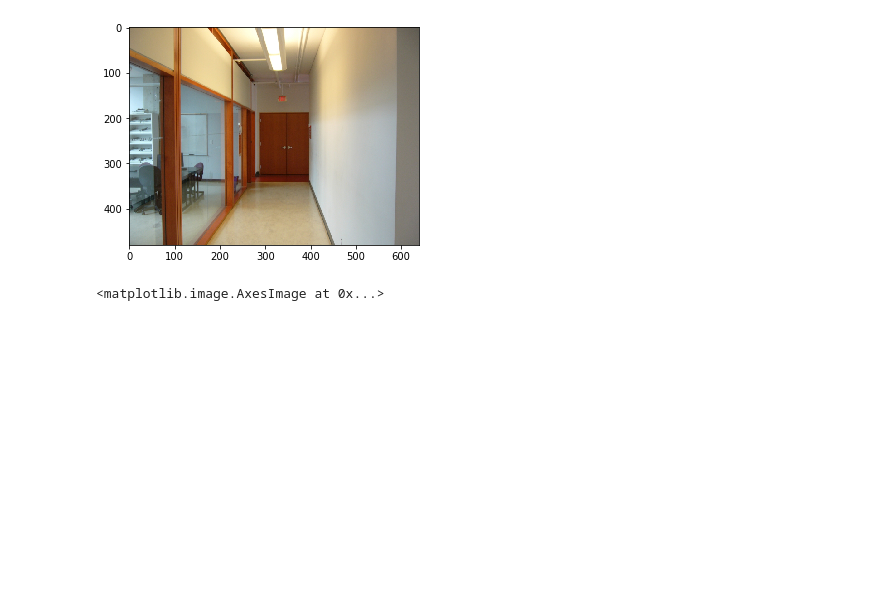
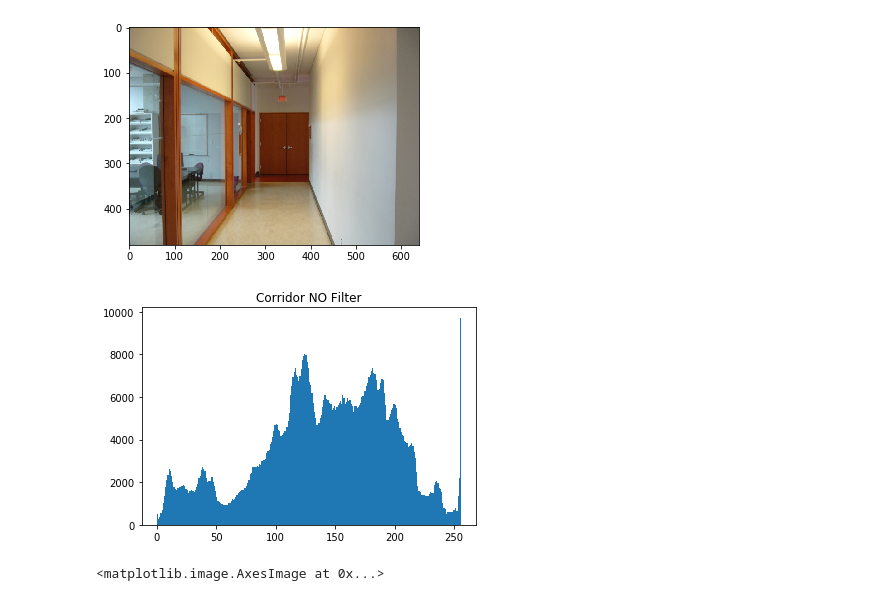
Before and after one commit to ignaciocasso/cv, a Jupyter notebook: pr1/PracticaPI2018-Diego.ipynb, the cells around one changed output. Drawn from its saved outputs; the diff is of its cells as text; code cells hidden in the pictures; blank space fills up the shorter version.

```diff
--- a/pr1/PracticaPI2018-Diego.ipynb
+++ b/pr1/PracticaPI2018-Diego.ipynb
@@ -310,6 +310,13 @@ plt.imshow(corridor)
 # %% [output]
 <matplotlib.image.AxesImage at 0x...>
 [figure]
+# %%
+img_to_plot = corridor.flatten()
+plt.hist(img_to_plot, bins=bins)
+plt.title('Corridor NO Filter')
+plt.show()
+# %% [output]
+[figure, added]
 # %%
 mask_der = masc_deriv_gaus(5,25)
 aux = convolve1d(corridor, mask_der, axis = 0)
```
Also changed, not shown: parts of 28 cells of this notebook, 2 other files.
